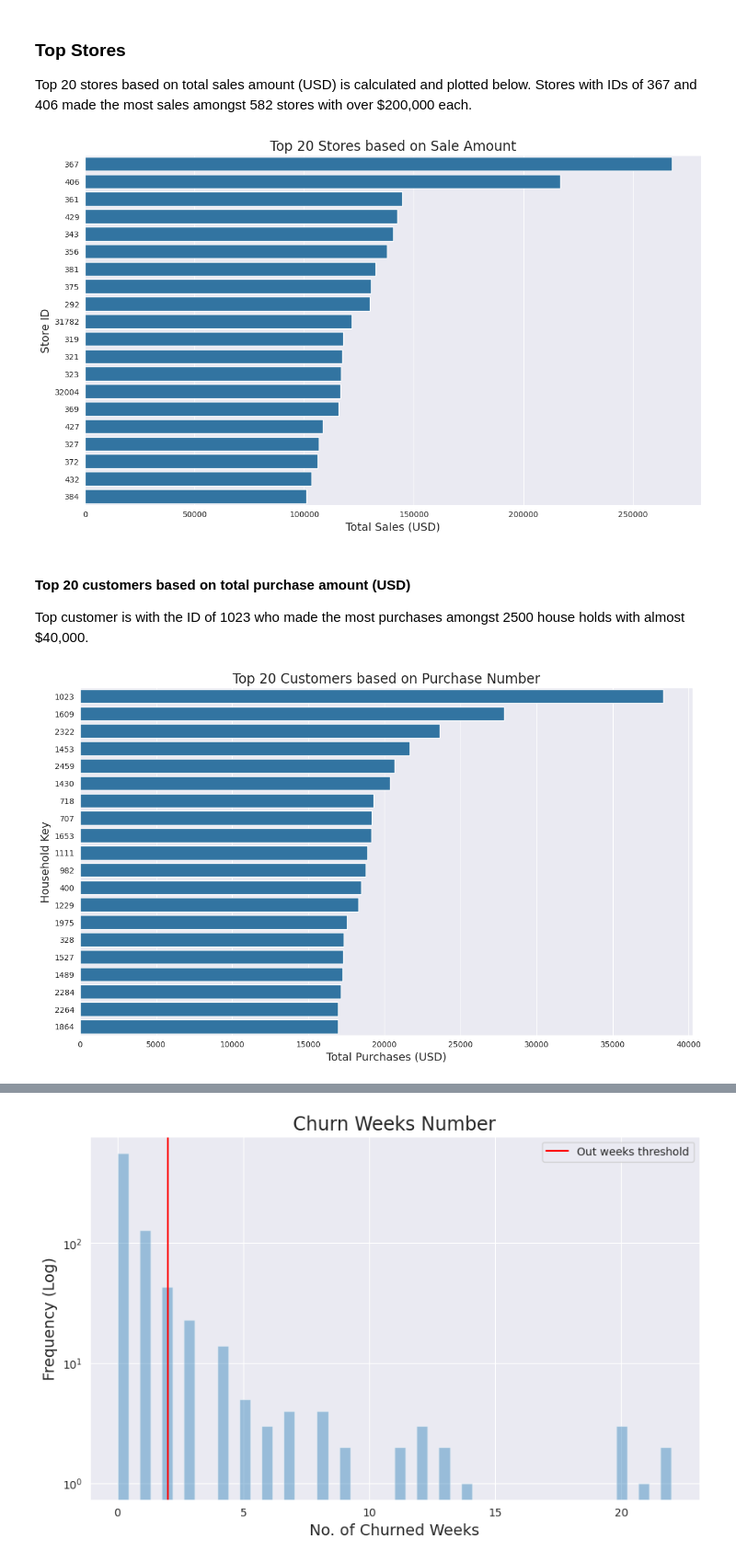
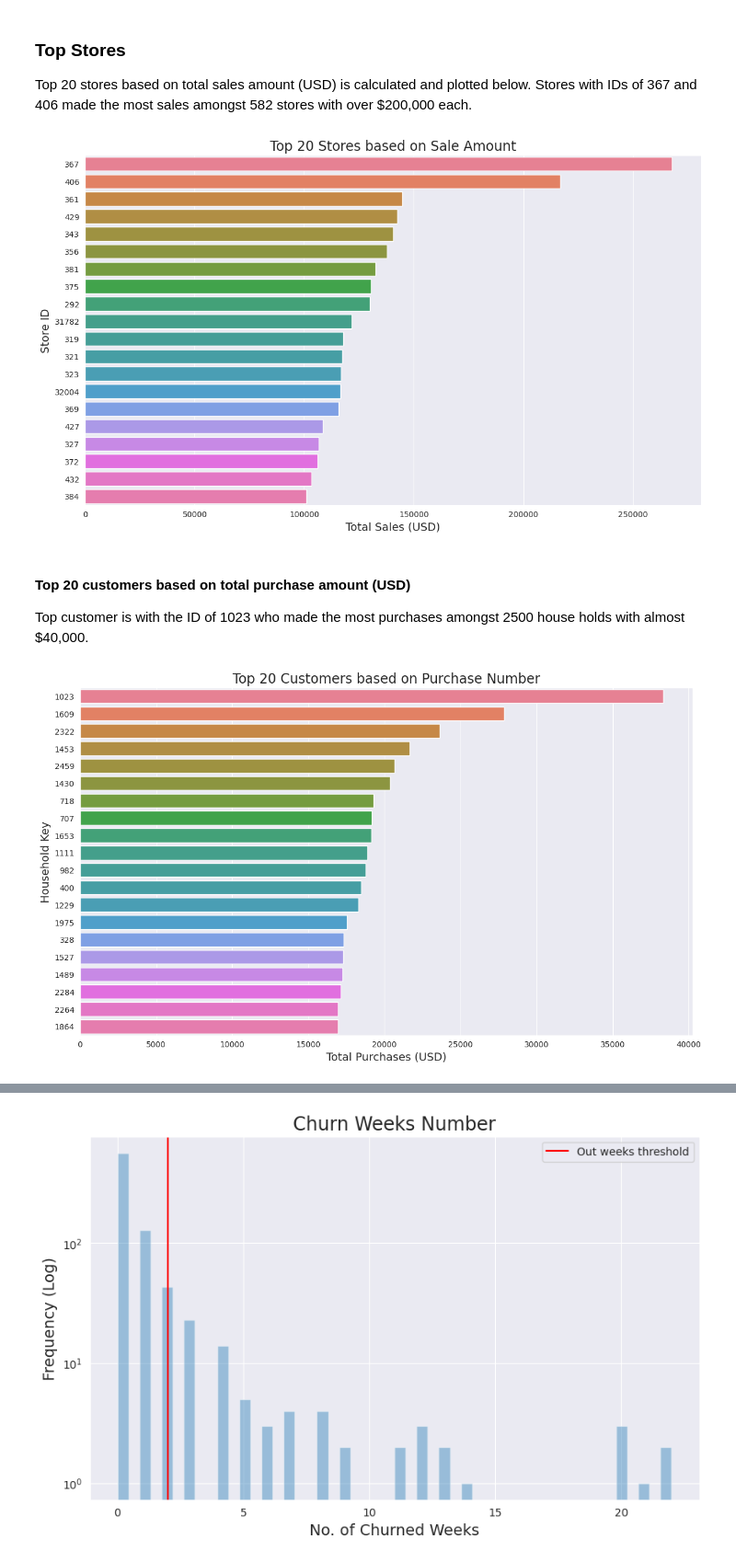
Before and after one commit to peyman886/Thesis, a Jupyter notebook: dunnhumby.ipynb, the cells around one changed output, grey strips where cells are left out. Shown at 92% size. Cells and saved outputs as stored; diff of their text form; code cells hidden in the pictures.

```diff
--- a/dunnhumby.ipynb
+++ b/dunnhumby.ipynb
@@ -377,24 +515,29 @@ Top 20 stores based on total sales amount (USD) is calculated and plotted below.
 sales_per_store = dfs["transaction_data"].groupby("STORE_ID").sum()["SALES_VALUE"].sort_values(ascending=False)
 sales_per_store = pd.DataFrame(list(zip(sales_per_store.index,sales_per_store)),columns=["Store ID","Total Sales (USD)"])
 fig_store = plt.figure(figsize=(14,8))
-sns.barplot(y="Store ID",x="Total Sales (USD)",data = sales_per_store[:20],order=sales_per_store[:20]["Store ID"],orient="h")
+sns.barplot(y="Store ID",x="Total Sales (USD)",
+            data = sales_per_store[:20],order=sales_per_store[:20]["Store ID"],
+            orient="h",
+            palette='husl')
 plt.title('Top 20 Stores based on Sale Amount', fontsize=17)
 plt.xlabel('Total Sales (USD)', fontsize=14)
 plt.ylabel('Store ID', fontsize=14)
 plt.show()
 # %% [output]
-[figure, old version]
+[figure, new version]
 # %% [markdown]
 #### Top 20 customers based on total purchase amount (USD)
 Top customer is with the ID of 1023 who made the most purchases amongst 2500 house holds with almost $40,000.
 # %%
 purc_per_cust = dfs["transaction_data"].groupby("household_key").sum()["SALES_VALUE"].sort_values(ascending=False)
 purc_per_cust = pd.DataFrame(list(zip(purc_per_cust.index,purc_per_cust)),columns=["household_key","Total Purchase (USD)"])
 fig_store = plt.figure(figsize=(14,8))
-sns.barplot(y="household_key",x="Total Purchase (USD)",data = purc_per_cust[:20],order=purc_per_cust[:20]["household_key"],orient="h")
+sns.barplot(y="household_key",x="Total Purchase (USD)",
+            data = purc_per_cust[:20],order=purc_per_cust[:20]["household_key"],orient="h",
+            palette='husl')
 plt.title('Top 20 Customers based on Purchase Number', fontsize=17)
 plt.xlabel('Total Purchases (USD)', fontsize=14)
 plt.ylabel('Household Key', fontsize=14)
 plt.show()
 # %% [output]
-[figure, old version]
+[figure, new version]
```
Also changed, not shown: parts of 26 cells of this notebook.
